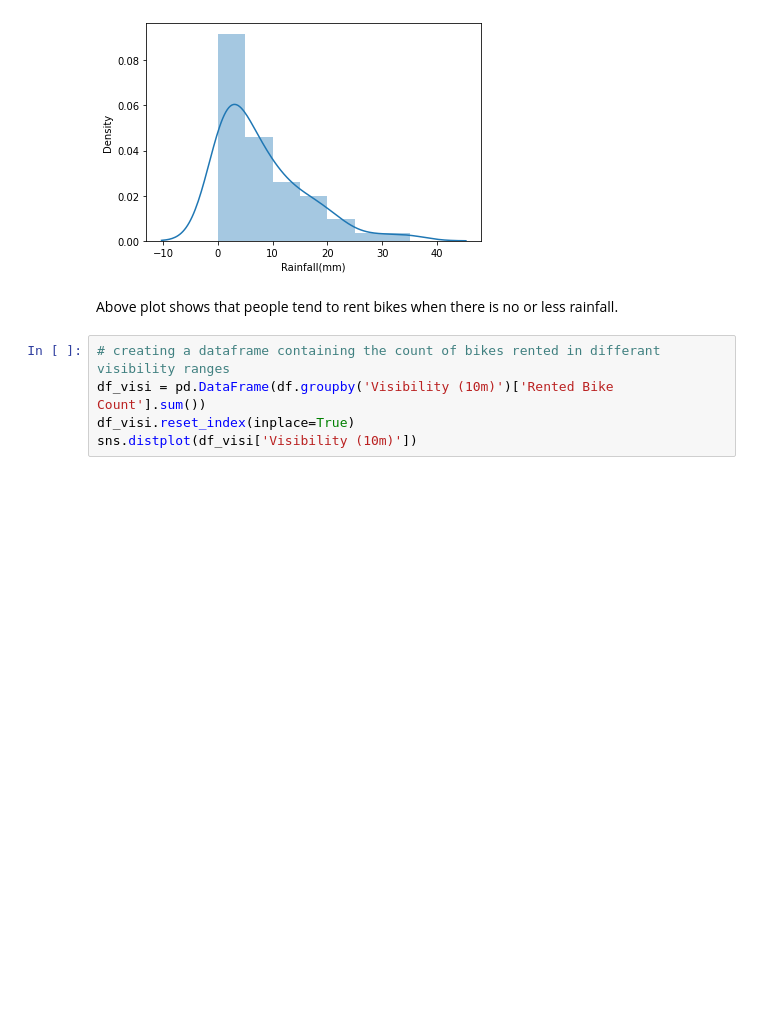
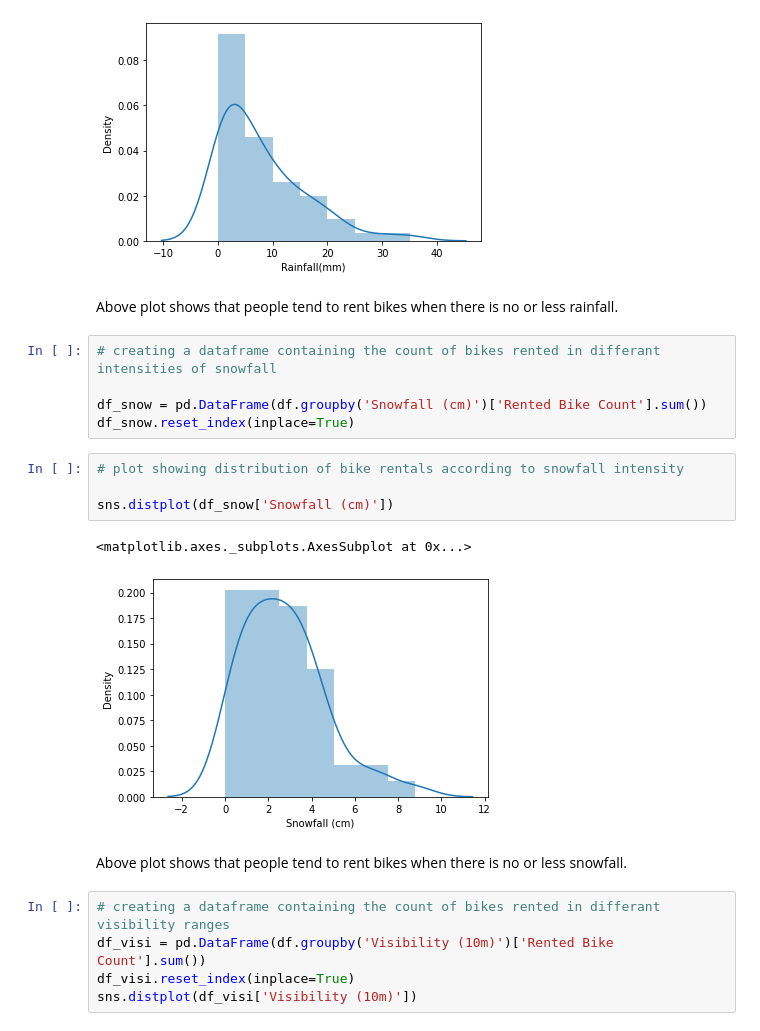
Before and after one commit to Jaypardeshii/Bike-Sharing-Demand-Prediction, a Jupyter notebook: Copy_of_Bike_Sharing_Demand_Prediction_Capstone_Project.ipynb, the cells around one changed output. Drawn from its saved outputs; the diff is of its cells as text; blank space fills up the shorter version.

```diff
--- a/Copy_of_Bike_Sharing_Demand_Prediction_Capstone_Project.ipynb
+++ b/Copy_of_Bike_Sharing_Demand_Prediction_Capstone_Project.ipynb
@@ -224,6 +224,20 @@ sns.distplot(df_rain['Rainfall(mm)'])
 [figure]
 # %% [markdown]
 Above plot shows that people tend to rent bikes when there is no or less rainfall.
+# %%
+# creating a dataframe containing the count of bikes rented in differant intensities of snowfall
+
+df_snow = pd.DataFrame(df.groupby('Snowfall (cm)')['Rented Bike Count'].sum())
+df_snow.reset_index(inplace=True)
+# %%
+# plot showing distribution of bike rentals according to snowfall intensity
+
+sns.distplot(df_snow['Snowfall (cm)'])
+# %% [output]
+<matplotlib.axes._subplots.AxesSubplot at 0x...>
+[figure, added]
+# %% [markdown]
+Above plot shows that people tend to rent bikes when there is no or less snowfall.
 # %%
 # creating a dataframe containing the count of bikes rented in differant visibility ranges
 df_visi = pd.DataFrame(df.groupby('Visibility (10m)')['Rented Bike Count'].sum())
```
Also changed, not shown: parts of 10 cells of this notebook.
